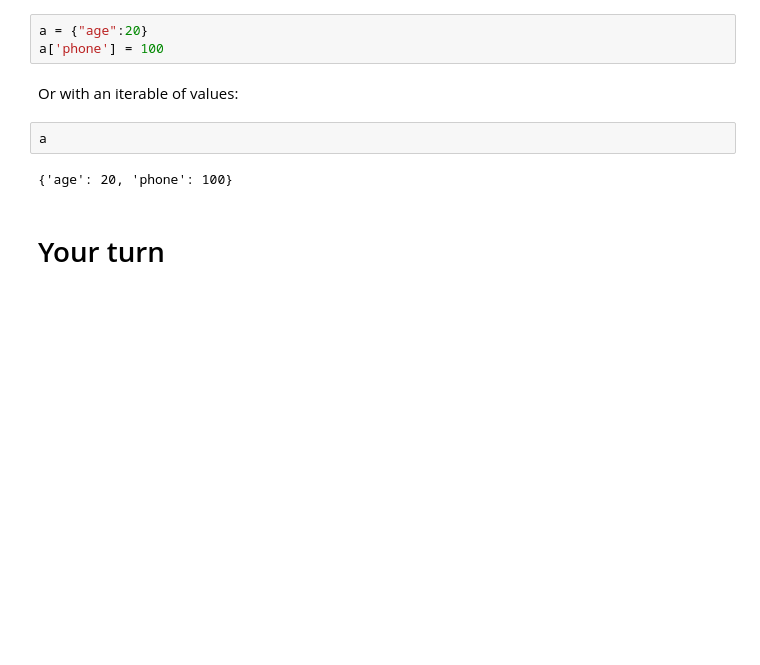
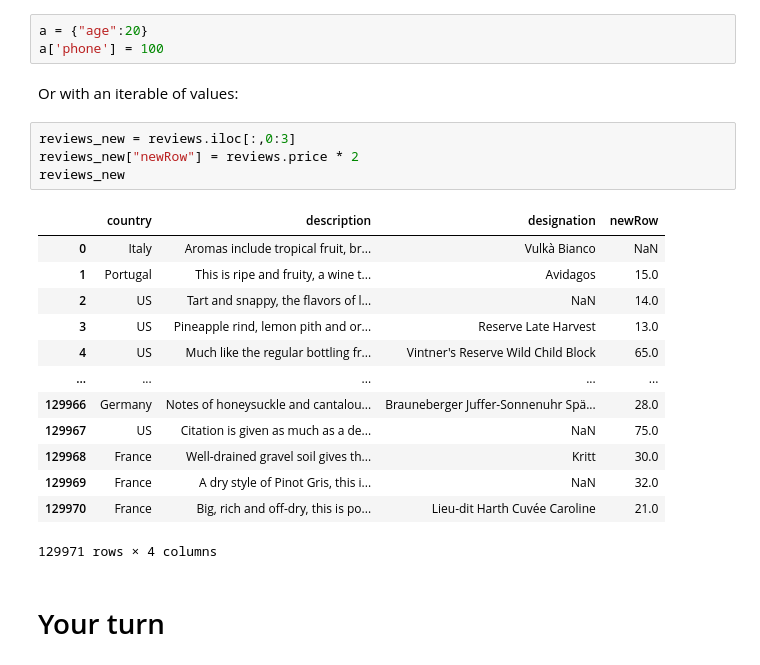
Before and after one commit to AbdallahGasem/DEPI, a Jupyter notebook: Material/Pandas/2_indexing-selecting-assigning.ipynb, the cells around one changed output. Saved outputs shown, nothing was run; the diff lists cells and outputs as text; blank space fills up the shorter version.

```diff
--- a/Material/Pandas/2_indexing-selecting-assigning.ipynb
+++ b/Material/Pandas/2_indexing-selecting-assigning.ipynb
@@ -396,8 +396,22 @@ a['phone'] = 100
 # %% [markdown]
 Or with an iterable of values:
 # %%
-a
+reviews_new = reviews.iloc[:,0:3]
+reviews_new["newRow"] = reviews.price * 2
+reviews_new
 # %% [output]
+|  | country | description | designation | newRow |
+| 0 | Italy | Aromas include tropical fruit, br... | Vulkà Bianco | NaN |
+| 1 | Portugal | This is ripe and fruity, a wine t... | Avidagos | 15.0 |
+| 2 | US | Tart and snappy, the flavors of l... | NaN | 14.0 |
+| 3 | US | Pineapple rind, lemon pith and or... | Reserve Late Harvest | 13.0 |
+| 4 | US | Much like the regular bottling fr... | Vintner's Reserve Wild Child Block | 65.0 |
+| ... | ... | ... | ... | ... |
+| 129966 | Germany | Notes of honeysuckle and cantalou... | Brauneberger Juffer-Sonnenuhr Spä... | 28.0 |
+| 129967 | US | Citation is given as much as a de... | NaN | 75.0 |
+| 129968 | France | Well-drained gravel soil gives th... | Kritt | 30.0 |
+| 129969 | France | A dry style of Pinot Gris, this i... | NaN | 32.0 |
+| 129970 | France | Big, rich and off-dry, this is po... | Lieu-dit Harth Cuvée Caroline | 21.0 |
-{'age': 20, 'phone': 100}
+129971 rows × 4 columns
 # %% [markdown]
 # Your turn
```
Also changed, not shown: 3 other files.
